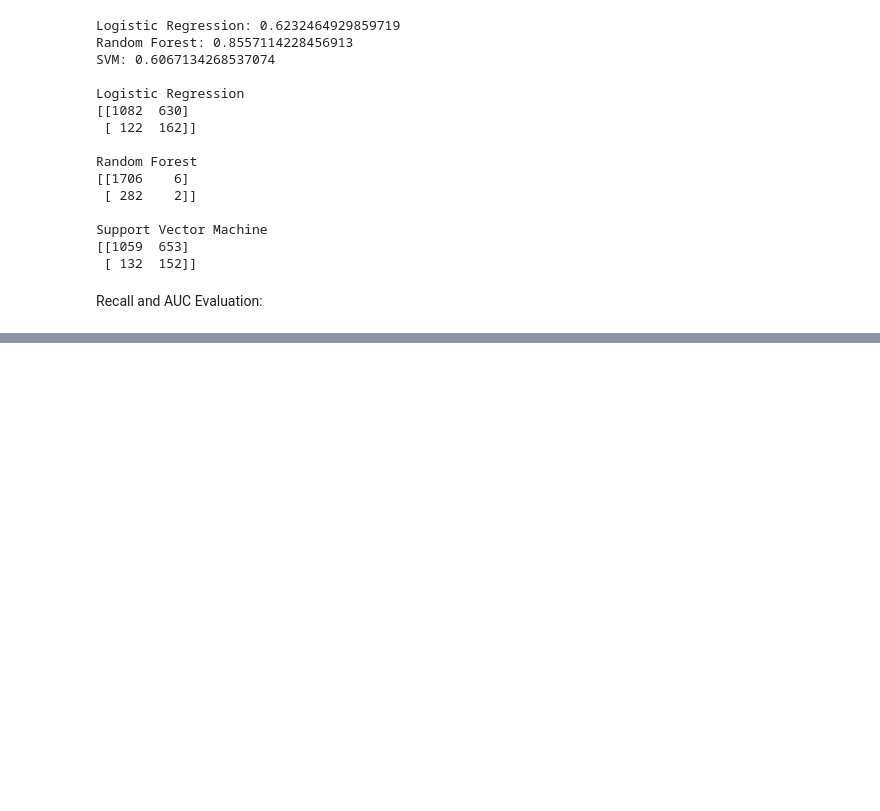
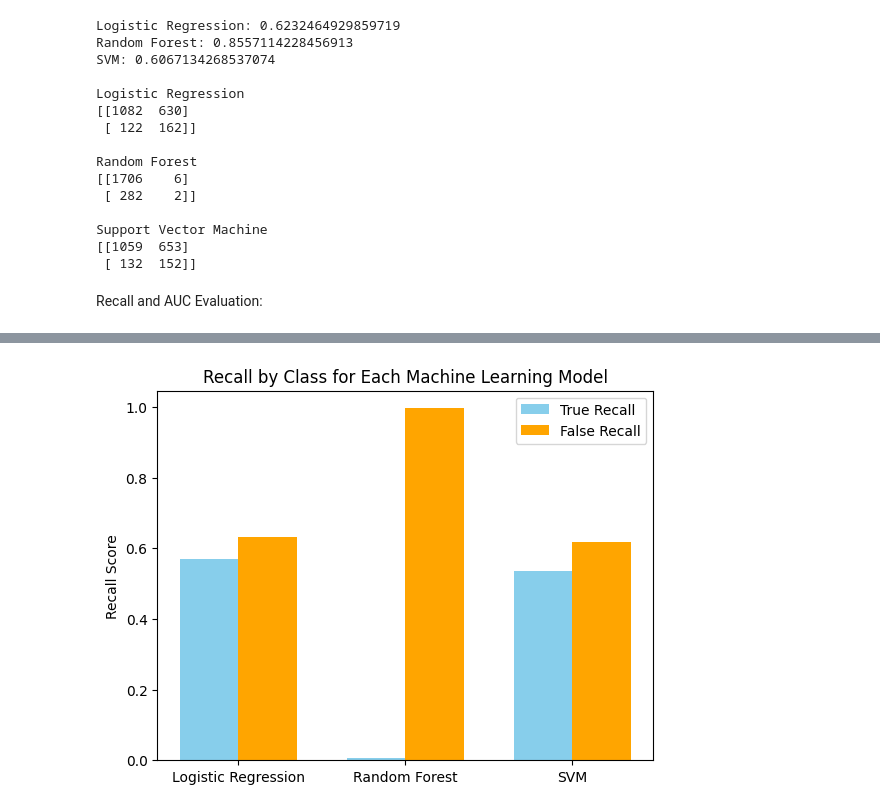
Before and after one commit to Royst97/DSRP_Roy, a Jupyter notebook: DSRP_2026_Royston.ipynb, the cells around one changed output, grey strips where cells are left out. Saved outputs shown, nothing was run; the diff lists cells and outputs as text; code cells hidden in the pictures; blank space fills up the shorter version.

```diff
--- a/DSRP_2026_Royston.ipynb
+++ b/DSRP_2026_Royston.ipynb
@@ -288,0 +312,10 @@ plt.show()
+# %%
+#Getting my False and True recall values on my models so I can graph them
+lr_false = recall_score(y_test,pred_lr, pos_label = False)
+lr_true = recall_score(y_test,pred_lr)
+
+rf_false = recall_score(y_test,pred_rf, pos_label = False)
+rf_true = recall_score(y_test,pred_rf)
+
+svm_false = recall_score(y_test,pred_svm, pos_label = False)
+svm_true = recall_score(y_test,pred_svm)
@@ -288,0 +345,28 @@ plt.show()
+# %%
+# Creating a double bar graph to visualize my false and true recall scores
+#x axis labels
+models = ["Logistic Regression", "Random Forest", "SVM"]
+
+#y axis data
+false_recall = [lr_false, rf_false, svm_false]
+true_recall = [lr_true, rf_true, svm_true]
+
+#plotting it
+x = np.arange(len(models))
+width = 0.35
+
+plt.bar(x - width/2, true_recall, width, label= "True Recall", color = "skyblue")
+plt.bar(x + width/2, false_recall, width, label= "False Recall",  color = "orange")
+
+#axis labels boundaries and such
+plt.xticks(x, models)
+plt.ylabel("Recall Score")
+
+
+#title and a tad bit of beautifying???
+plt.title("Recall by Class for Each Machine Learning Model")
+plt.legend()
+
+plt.show()
+# %% [output]
+[figure, added]
```
Also changed, not shown: parts of 10 cells of this notebook.
